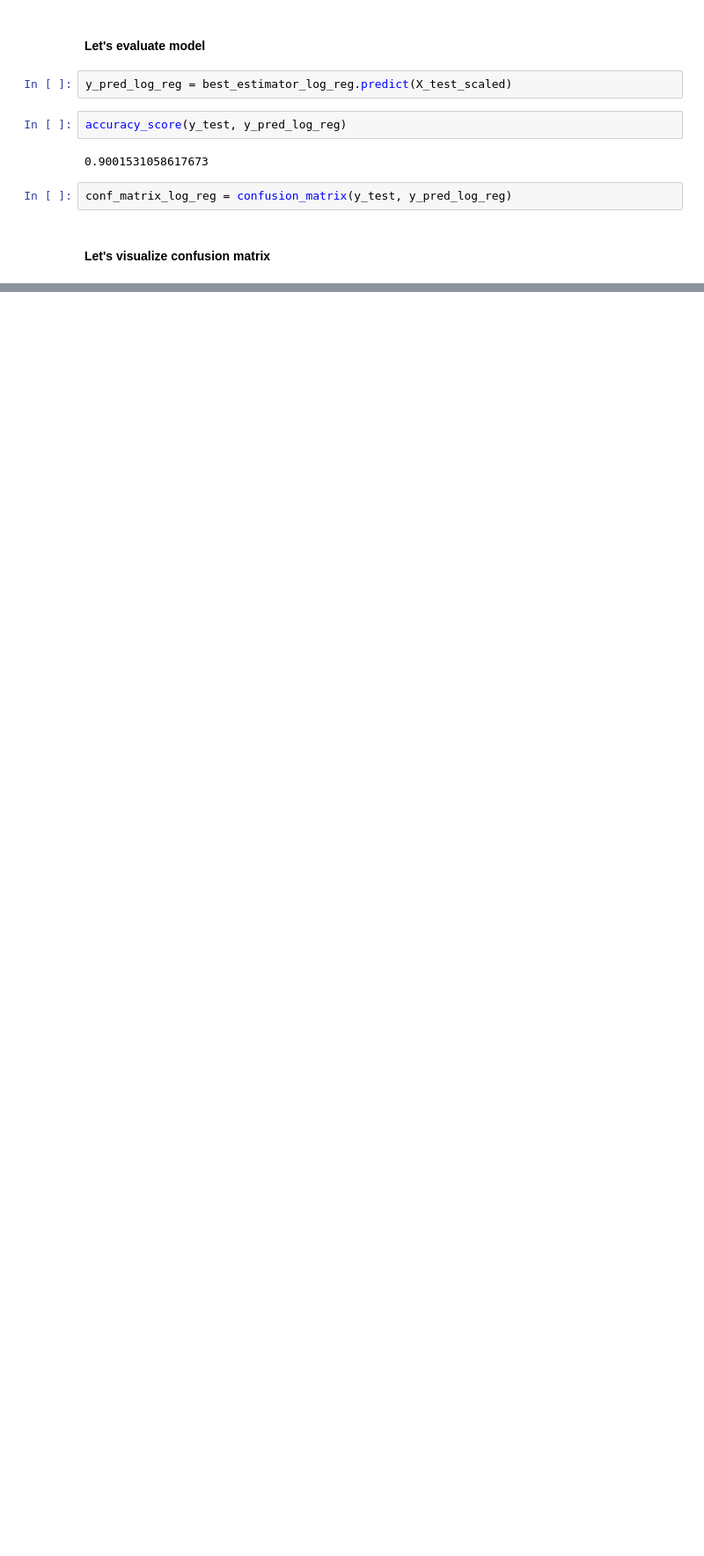
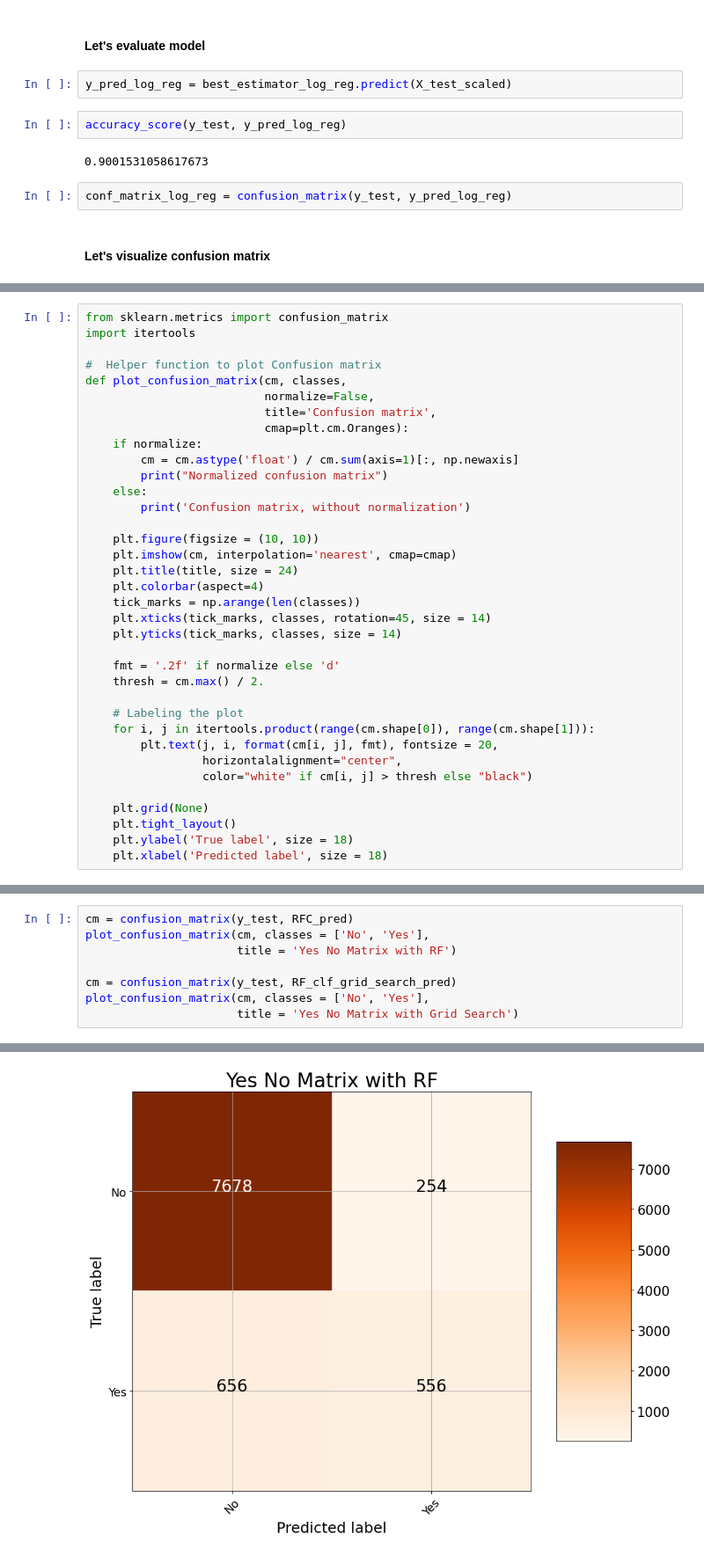
Before and after one commit to SmitMewada/Bank_Marketing_Project, a Jupyter notebook: Bank_Marketing.ipynb, the cells around one changed output, grey strips where cells are left out. Shown: that part at 88% size. Saved outputs shown, nothing was run; the diff lists cells and outputs as text; blank space fills up the shorter version.

```diff
--- a/Bank_Marketing.ipynb
+++ b/Bank_Marketing.ipynb
@@ -191,0 +307,36 @@ plt.show()
+# %%
+from sklearn.metrics import confusion_matrix
+import itertools
+
+#  Helper function to plot Confusion matrix
+def plot_confusion_matrix(cm, classes,
+                          normalize=False,
+                          title='Confusion matrix',
+                          cmap=plt.cm.Oranges):
+    if normalize:
+        cm = cm.astype('float') / cm.sum(axis=1)[:, np.newaxis]
+        print("Normalized confusion matrix")
+    else:
+        print('Confusion matrix, without normalization')
+
+    plt.figure(figsize = (10, 10))
+    plt.imshow(cm, interpolation='nearest', cmap=cmap)
+    plt.title(title, size = 24)
+    plt.colorbar(aspect=4)
+    tick_marks = np.arange(len(classes))
+    plt.xticks(tick_marks, classes, rotation=45, size = 14)
+    plt.yticks(tick_marks, classes, size = 14)
+
+    fmt = '.2f' if normalize else 'd'
+    thresh = cm.max() / 2.
+
+    # Labeling the plot
+    for i, j in itertools.product(range(cm.shape[0]), range(cm.shape[1])):
+        plt.text(j, i, format(cm[i, j], fmt), fontsize = 20,
+                 horizontalalignment="center",
+                 color="white" if cm[i, j] > thresh else "black")
+
+    plt.grid(None)
+    plt.tight_layout()
+    plt.ylabel('True label', size = 18)
+    plt.xlabel('Predicted label', size = 18)
@@ -191,0 +355,9 @@ plt.show()
+# %%
+cm = confusion_matrix(y_test, RFC_pred)
+plot_confusion_matrix(cm, classes = ['No', 'Yes'],
+                      title = 'Yes No Matrix with RF')
+
+cm = confusion_matrix(y_test, RF_clf_grid_search_pred)
+plot_confusion_matrix(cm, classes = ['No', 'Yes'],
+                      title = 'Yes No Matrix with Grid Search')
+# %% [output]
@@ -191,0 +366 @@ plt.show()
+[figure, added]
```
Also changed, not shown: parts of 12 cells of this notebook, 1 other file.
